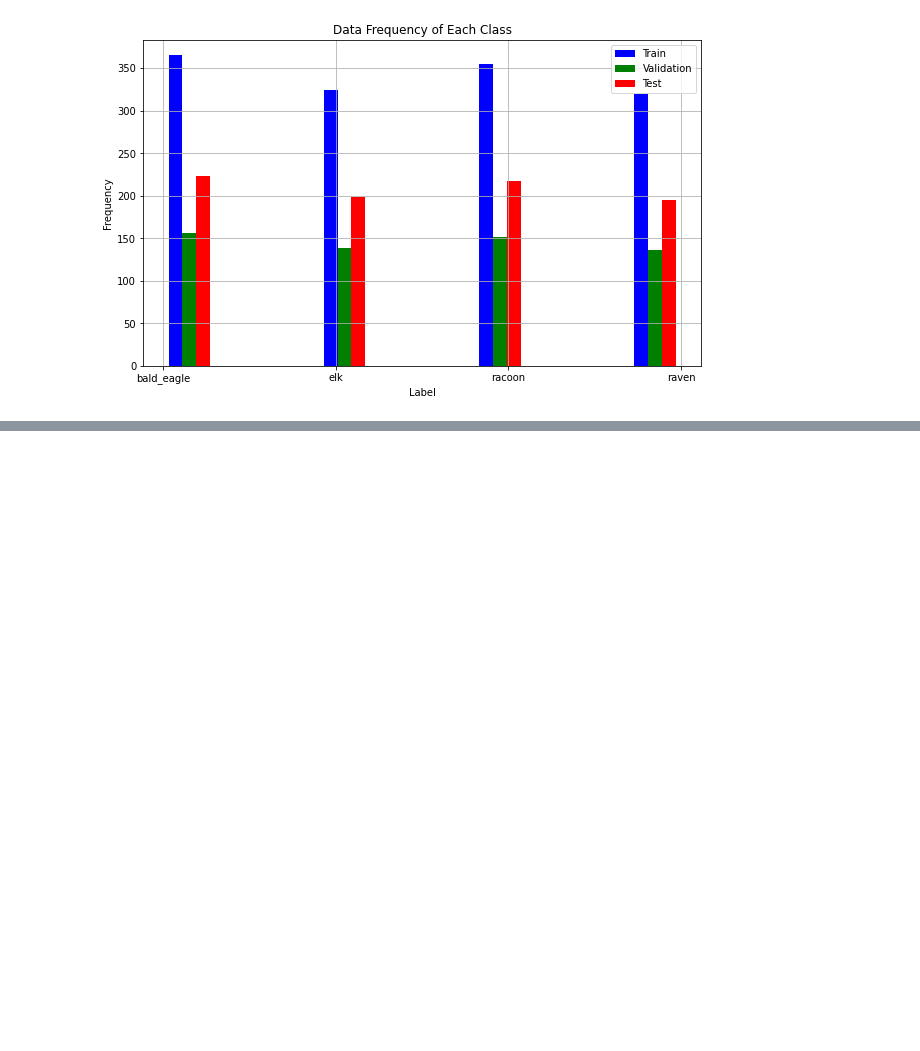
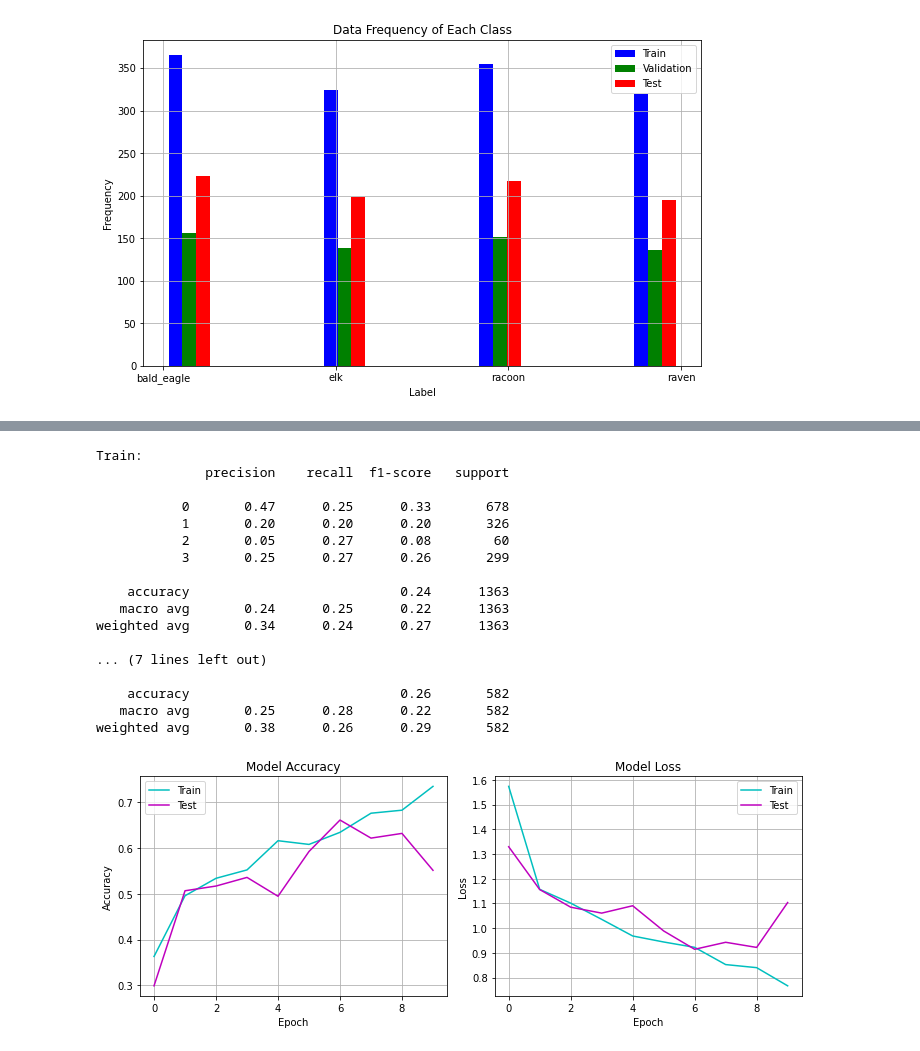
Before and after one commit to SM2A/Artificial_Intelligence_Course_Projects, a Jupyter notebook: CA5_P2/Report.ipynb, the cells around one changed output, grey strips where cells are left out. Saved outputs shown, nothing was run; the diff lists cells and outputs as text; code cells hidden in the pictures; blank space fills up the shorter version.

```diff
--- a/CA5_P2/Report.ipynb
+++ b/CA5_P2/Report.ipynb
@@ -109,0 +92,2 @@ Epoch 20/20
+# %%
+main_history = main_model.fit(train_data, validation_data=validation_data, epochs=10)
@@ -109,0 +115,57 @@ Epoch 20/20
+# %%
+import numpy
+from sklearn.metrics import classification_report
+
+def model_fit_info(model_, model_history, train, test):
+
+    train_pred = model_.predict(train)
+    valid_pred = model_.predict(test)
+
+    print("Train:")
+    print(classification_report(numpy.argmax(numpy.array(train_pred), axis = 1), numpy.array(train_data.classes)))
+    print("Test:")
+    print(classification_report(numpy.argmax(numpy.array(valid_pred), axis = 1), numpy.array(validation_data.classes)))
+
+    plot.figure(figsize=(10,4))
+
+    plot.subplot(1,2,1)
+    plot.plot(model_history.history['accuracy'], color = 'c', label='Train')
+    plot.plot(model_history.history['val_accuracy'], color = 'm', label='Test')
+    plot.title('Model Accuracy')
+    plot.ylabel('Accuracy')
+    plot.xlabel('Epoch')
+    plot.legend()
+    plot.grid()
+
+    plot.subplot(1,2,2)
+    plot.plot(model_history.history['loss'], color = 'c', label='Train')
+    plot.plot(model_history.history['val_loss'], color = 'm', label='Test')
+    plot.title('Model Loss')
+    plot.ylabel('Loss')
+    plot.xlabel('Epoch')
+    plot.legend()
+    plot.grid()
+
+    plot.tight_layout()
+    plot.show()
+# %%
+model_fit_info(main_model,main_history, train_data, validation_data)
+# %% [output]
+Train:
+              precision    recall  f1-score   support
+
+           0       0.47      0.25      0.33       678
+           1       0.20      0.20      0.20       326
+           2       0.05      0.27      0.08        60
+           3       0.25      0.27      0.26       299
+
+    accuracy                           0.24      1363
+   macro avg       0.24      0.25      0.22      1363
+weighted avg       0.34      0.24      0.27      1363
+
+... (7 lines left out)
+
+    accuracy                           0.26       582
+   macro avg       0.25      0.28      0.22       582
+weighted avg       0.38      0.26      0.29       582
+[figure, added]
```
Also changed, not shown: parts of 20 cells of this notebook.
